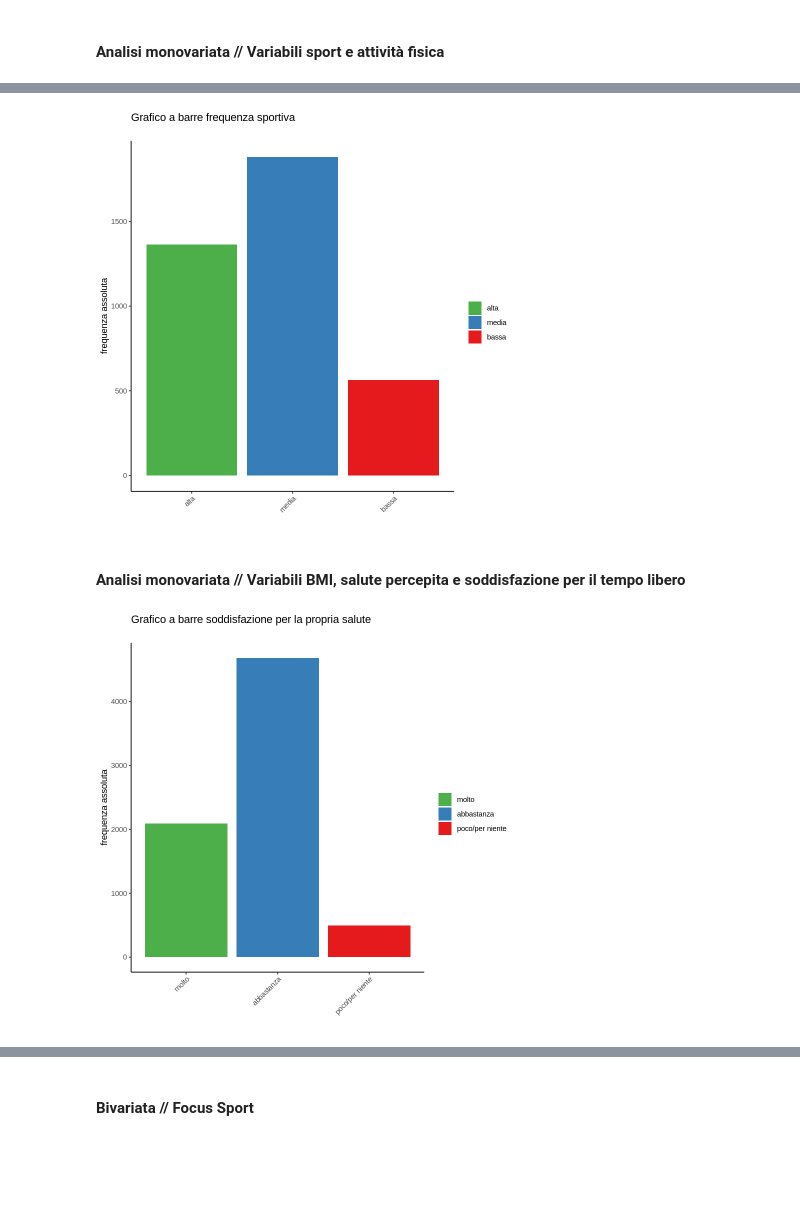
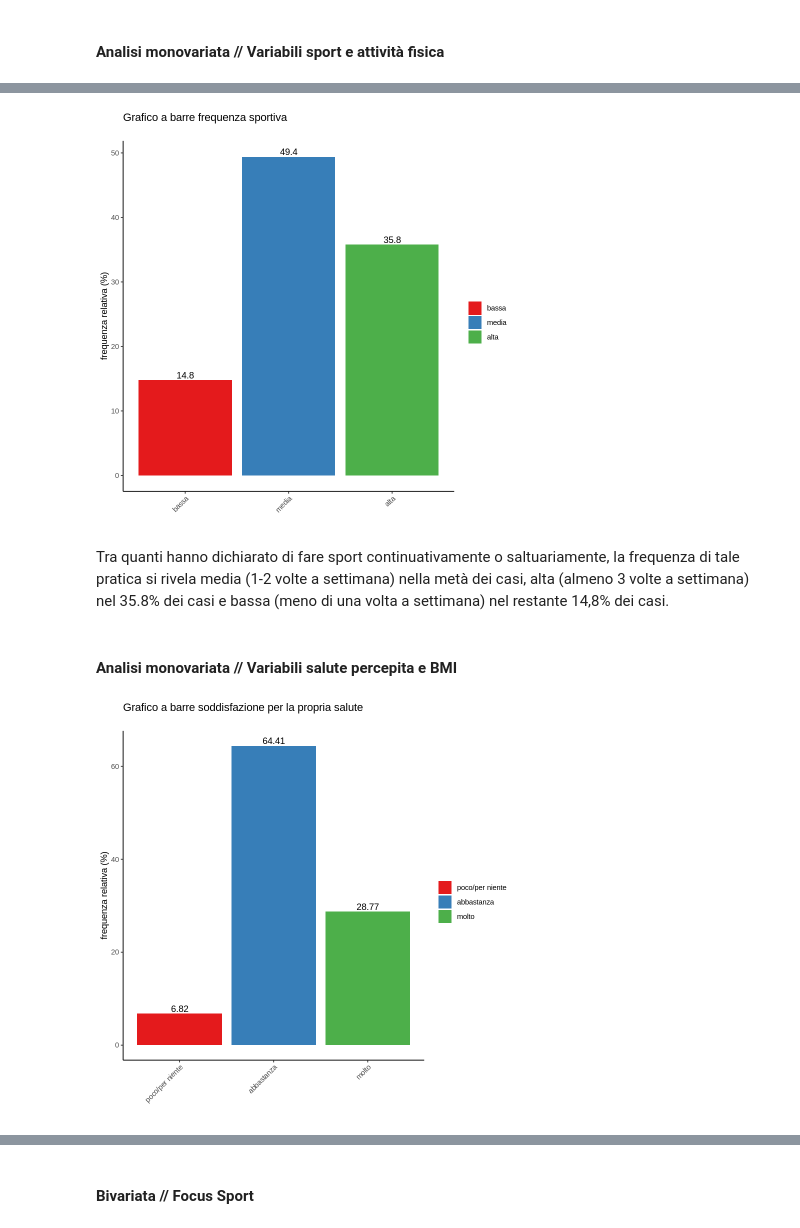
Before and after one commit to bolps/vdm2020, a Jupyter notebook: Progetto_VDM_Sport_e_alimentazione.ipynb, the cells around one changed output, grey strips where cells are left out. Cells and saved outputs as stored; diff of their text form; code cells hidden in the pictures; blank space fills up the shorter version.

```diff
--- a/Progetto_VDM_Sport_e_alimentazione.ipynb
+++ b/Progetto_VDM_Sport_e_alimentazione.ipynb
@@ -323,7 +392,7 @@ library(grid)
 # %%
 # Definisco funzione per pie chart
 pc <- function(df, title, palname, ncol, rev=c('TRUE','FALSE')){
-  pct<-round(table(df)/length(df)*100, 2)
+  pct<-round(table(na.omit(df))/length(na.omit(df))*100, 2)
   lbls<-levels(df)
   lbls2<-paste(lbls, " ",pct, "%", sep="")
   if(rev==FALSE){
@@ -335,14 +404,15 @@ pc <- function(df, title, palname, ncol, rev=c('TRUE','FALSE')){
 
 # Definisco funzione per barchart
 bc <- function(df, title, subtitle, palname, direct=c(-1,1)){
-  data <- data.frame("class" = levels(df),"values" =as.vector(table(df)))
+  data <- data.frame("class" = levels(df),"values" =as.vector(round((table(df)/sum(table(df))*100),2)))
   data$class <- factor(data$class, levels = data[["class"]])
   ggplot(data, aes(x=class, y=values, fill=class))+
   geom_bar(stat="identity")+
   theme_bw()+
   theme(axis.text.x = element_text(angle = 45, hjust = 1),panel.grid=element_blank(),panel.border = element_blank(),axis.line = element_line(colour = "black"))+
-  labs(title = title, subtitle = subtitle, y = "frequenza assoluta", x="", fill = "")+
-  scale_fill_brewer(palette=palname, direction=direct)
+  labs(title = title, subtitle = subtitle, y = "frequenza relativa (%)", x="", fill = "")+
+  scale_fill_brewer(palette=palname, direction=direct)+
+  geom_text(aes(label=values), position=position_dodge(width=0.9), vjust=-0.25)
 }
 # %%
 pc(AVQ18.sport$ETAMi,"Grafico a torta età","Set1",3,FALSE)
@@ -385,10 +477,12 @@ bc(AVQ18.sport$SPORT,"Grafico a barre pratica sport/attività fisica","","Spectr
 # %%
-bc(AVQ18.sport$FREQSPO,"Grafico a barre frequenza sportiva","","Set1",-1)
+bc(AVQ18.sport$FREQSPO,"Grafico a barre frequenza sportiva","","Set1",1)
 # %% [output]
-[figure, old version]
+[figure, new version]
+# %% [markdown]
+Tra quanti hanno dichiarato di fare sport continuativamente o saltuariamente, la frequenza di tale pratica si rivela media (1-2 volte a settimana) nella metà dei casi, alta (almeno 3 volte a settimana) nel 35.8% dei casi e bassa (meno di una volta a settimana) nel restante 14,8% dei casi.
 # %% [markdown]
-#### Analisi monovariata // Variabili BMI, salute percepita e soddisfazione per il tempo libero
+#### Analisi monovariata // Variabili salute percepita e BMI
 # %%
-bc(AVQ18.sport$SALUT,"Grafico a barre soddisfazione per la propria salute","","Set1",-1)
+bc(AVQ18.sport$SALUT,"Grafico a barre soddisfazione per la propria salute","","Set1",1)
 # %% [output]
-[figure, old version]
+[figure, new version]
```
Also changed, not shown: parts of 66 cells of this notebook.
